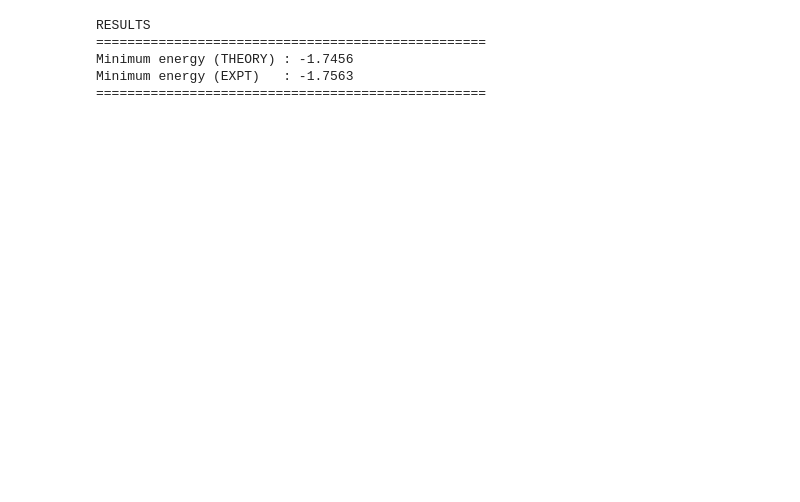
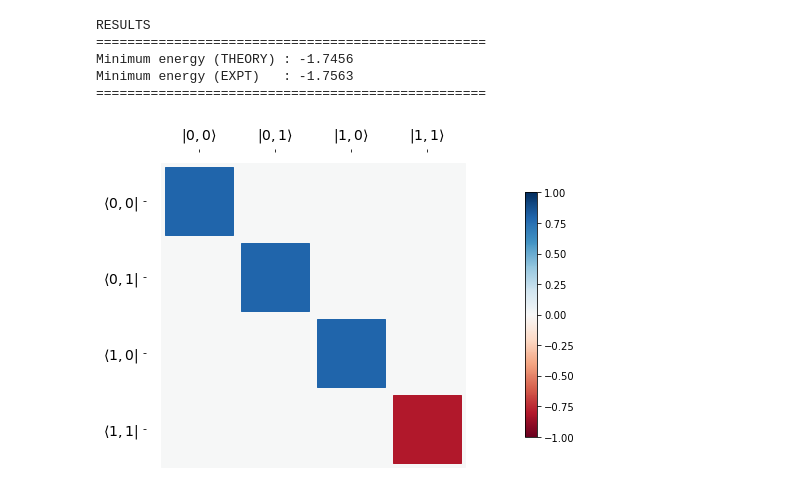
Before and after one commit to Kamanasish-Debnath/WACQT-Quantum-Simulator-using-Master-Equation, a Jupyter notebook: Groundstate of hydrogen (including the measurement errors).ipynb, the cells around one changed output. Saved outputs shown, nothing was run; the diff lists cells and outputs as text; code cells hidden in the pictures; blank space fills up the shorter version.

```diff
--- a/Groundstate of hydrogen (including the measurement errors).ipynb
+++ b/Groundstate of hydrogen (including the measurement errors).ipynb
@@ -95,3 +103,14 @@ RESULTS
 Minimum energy (THEORY) : -1.7456
 Minimum energy (EXPT)   : -1.7563
 ==================================================
+# %%
+from qutip.qip.circuit import Gate
+from qutip.qip.circuit import QubitCircuit, Gate
+qc = QubitCircuit(N=2)
+qc.add_gate("CZ", targets=0, controls = 1)
+Z = qc.propagators()[0]
+# %%
+hinton(Z)
+Z = to_super(Z)
+# %% [output]
+[figure, added]
```
Also changed, not shown: parts of 5 cells of this notebook, 1 other file.
